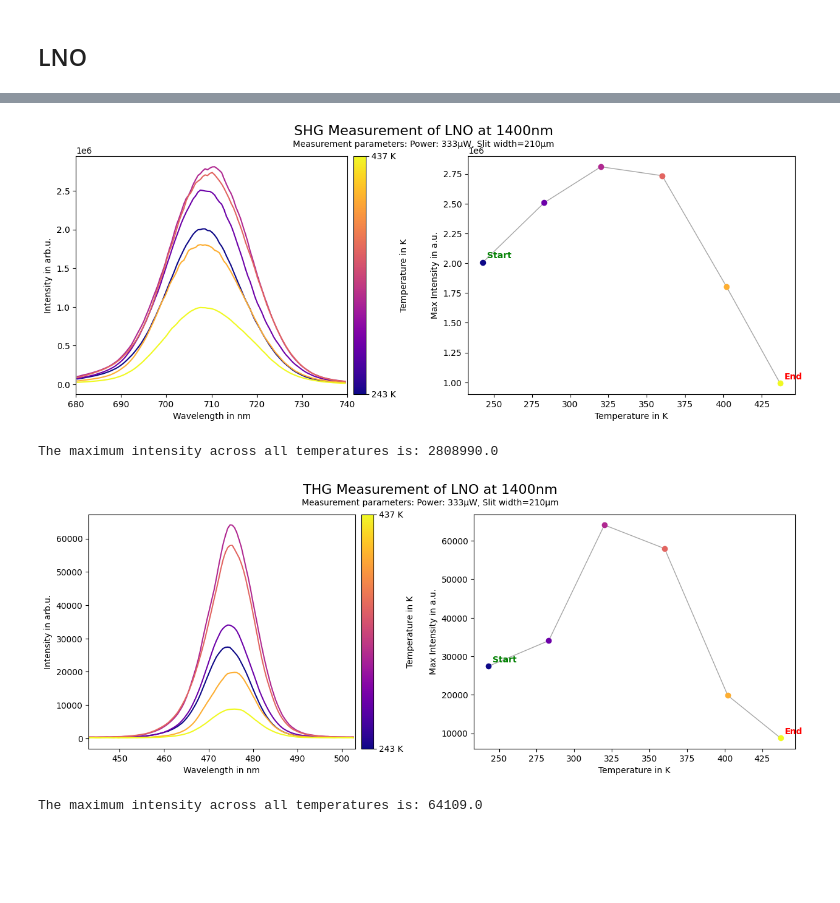
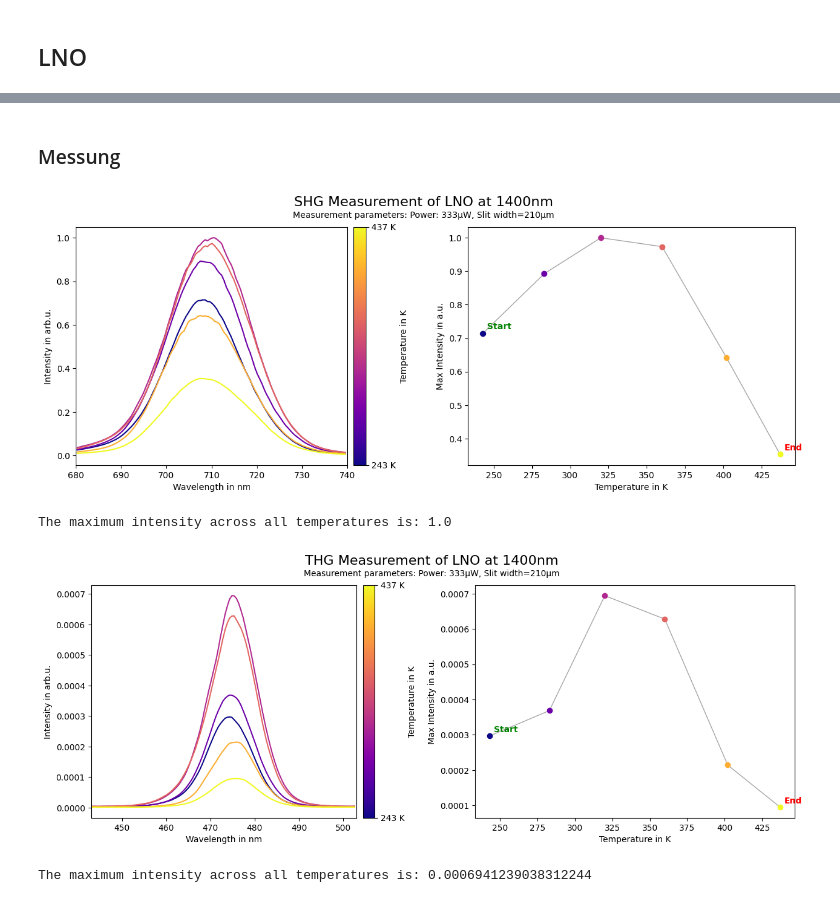
Before and after one commit to FlorianAdamczyk/auswertung_neu, a Jupyter notebook: 2025-05-27 Auswertung TCBC TBBB LNO/2025-05-27_auswertung_TCBC-TBBB-LNO.ipynb, the cells around one changed output, grey strips where cells are left out. Cells and saved outputs as stored; diff of their text form; code cells hidden in the pictures; blank space fills up the shorter version.

```diff
--- a/2025-05-27 Auswertung TCBC TBBB LNO/2025-05-27_auswertung_TCBC-TBBB-LNO.ipynb
+++ b/2025-05-27 Auswertung TCBC TBBB LNO/2025-05-27_auswertung_TCBC-TBBB-LNO.ipynb
@@ -141,7 +141,7 @@ peaks_for_line = []
 
 for idx, (f, meas_no, temperature) in enumerate(sorted_files):
     freqs, intensities = dat2array(f)
-    intensities = [val / 1 for val in intensities]
+    intensities = [val / 92359591.2 for val in intensities]
     filtered_data = [(fr, i) for fr, i in zip(freqs, intensities) if x_range[0] <= fr <= x_range[1]]
     filtered_freqs, filtered_intensities = zip(*filtered_data) if filtered_data else ([], [])
 
@@ -225,7 +225,7 @@ peaks_for_line = []
 
 for idx, (f, meas_no, temperature) in enumerate(sorted_files):
     freqs, intensities = dat2array(f)
-    intensities = [val / 1 for val in intensities]
+    intensities = [val / 92359591.2 for val in intensities]
     filtered_data = [(fr, i) for fr, i in zip(freqs, intensities) if x_range[0] <= fr <= x_range[1]]
     filtered_freqs, filtered_intensities = zip(*filtered_data) if filtered_data else ([], [])
 
@@ -307,7 +307,7 @@ peaks_for_line = []
 
 for idx, (f, meas_no, temperature) in enumerate(sorted_files):
     freqs, intensities = dat2array(f)
-    intensities = [val / 1 for val in intensities]
+    intensities = [val / 92359591.2 for val in intensities]
     filtered_data = [(fr, i) for fr, i in zip(freqs, intensities) if x_range[0] <= fr <= x_range[1]]
     filtered_freqs, filtered_intensities = zip(*filtered_data) if filtered_data else ([], [])
 
@@ -357,3 +387,5 @@ The maximum intensity across all temperatures is: 2894.0
+# %% [markdown]
+### Messung
 # %%
 # Define the range for the x-axis
 middle_value = 710
@@ -391,7 +423,8 @@ peaks_for_line = []
 
 for idx, (f, meas_no, temperature) in enumerate(sorted_files):
     freqs, intensities = dat2array(f)
-    intensities = [val / 1 for val in intensities]
+    intensities = [val * 32.88 for val in intensities]  # Reskalierung um Faktor 32.88
+    intensities = [val / 92359591.2 for val in intensities]  # Normalisierung
     filtered_data = [(fr, i) for fr, i in zip(freqs, intensities) if x_range[0] <= fr <= x_range[1]]
     filtered_freqs, filtered_intensities = zip(*filtered_data) if filtered_data else ([], [])
 
@@ -434,8 +467,8 @@ fig.savefig('./LNO_SHG.pdf', dpi=600, bbox_inches='tight')
 # Print the maximum value from the peak_list
 print("The maximum intensity across all temperatures is:", max(peak_list))
 # %% [output]
-[figure, old version]
+[figure, new version]
-The maximum intensity across all temperatures is: 2808990.0
+The maximum intensity across all temperatures is: 1.0
 # %%
 # Define the range for the x-axis
 middle_value = 473
@@ -473,7 +506,7 @@ peaks_for_line = []
 
 for idx, (f, meas_no, temperature) in enumerate(sorted_files):
     freqs, intensities = dat2array(f)
-    intensities = [val / 1 for val in intensities]
+    intensities = [val / 92359591.2 for val in intensities]
     filtered_data = [(fr, i) for fr, i in zip(freqs, intensities) if x_range[0] <= fr <= x_range[1]]
     filtered_freqs, filtered_intensities = zip(*filtered_data) if filtered_data else ([], [])
 
@@ -489,32 +522,32 @@ for idx, (f, meas_no, temperature) in enumerate(sorted_files):
 sm = plt.cm.ScalarMappable(cmap=cm.plasma, norm=norm)
 sm.set_array([])
 cbar = plt.colorbar(sm, ax=ax0, orientation='vertical', pad=0.02)
 cbar.set_label('Temperature in K')
 cbar.set_ticks([min(temperatures), max(temperatures)])
 cbar.set_ticklabels([f"{min(temperatures)} K", f"{max(temperatures)} K"])
 
 # Punkte im rechten Plot verbinden (Messreihenfolge)
 ax1.plot(temps_for_line, peaks_for_line, color='gray', linewidth=1, alpha=0.7, zorder=0)
 
 # Start- und Endpunkt beschriften
 if temps_for_line and peaks_for_line:
     ax1.annotate('Start', xy=(temps_for_line[0], peaks_for_line[0]), xytext=(5, 5), textcoords='offset points', fontsize=10, color='green', fontweight='bold')
     ax1.annotate('End', xy=(temps_for_line[-1], peaks_for_line[-1]), xytext=(5, 5), textcoords='offset points', fontsize=10, color='red', fontweight='bold')
 
 ax0.set_xlim(x_range)
 ax0.set_xlabel('Wavelength in nm')
 ax0.set_ylabel('Intensity in arb.u.')
 
 ax1.set_xlabel('Temperature in K')
 ax1.set_ylabel('Max Intensity in a.u.')
 
 fig.suptitle('THG Measurement of LNO at 1400nm', fontsize=16)
 fig.text(0.5, 0.91, "Measurement parameters: Power: 333µW, Slit width=210µm", ha="center")
 plt.show()
 fig.savefig('./LNO_THG.png', dpi=600, bbox_inches='tight')
 fig.savefig('./LNO_THG.pdf', dpi=600, bbox_inches='tight')
 # Print the maximum value from the peak_list
 print("The maximum intensity across all temperatures is:", max(peak_list))
 # %% [output]
-[figure, old version]
+[figure, new version]
-The maximum intensity across all temperatures is: 64109.0
+The maximum intensity across all temperatures is: 0.0006941239038312244
```
Also changed, not shown: parts of 6 cells of this notebook, 12 other files.
